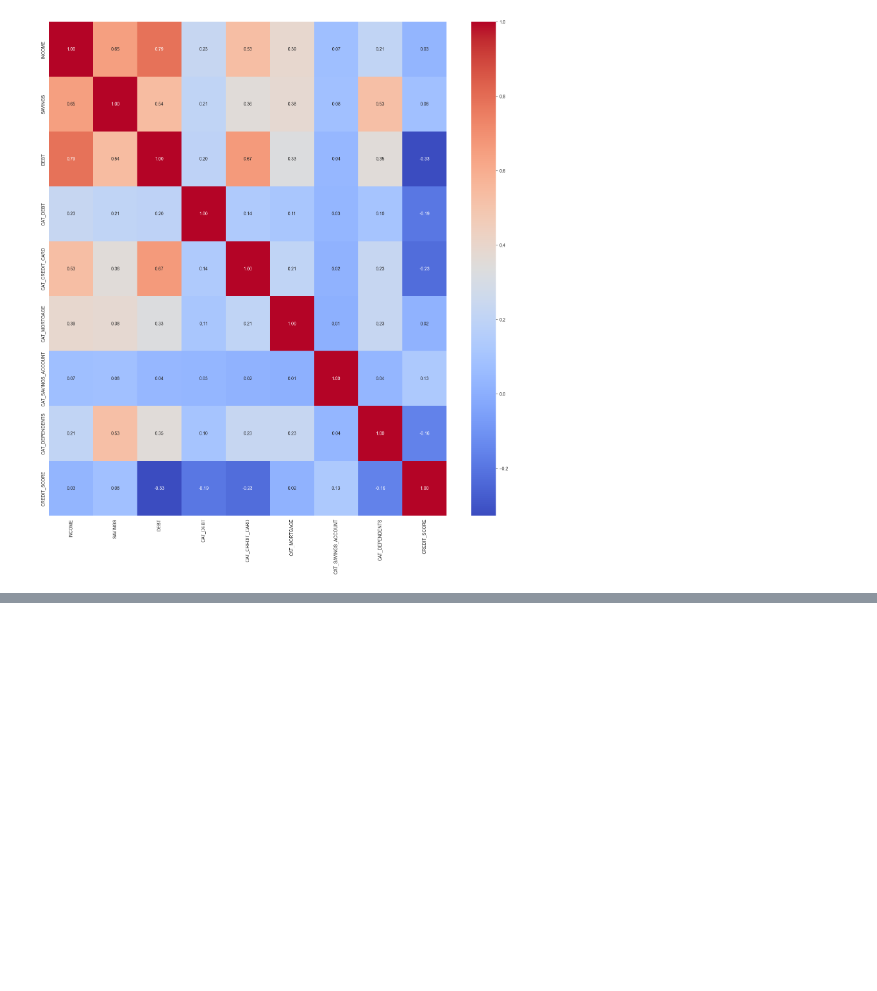
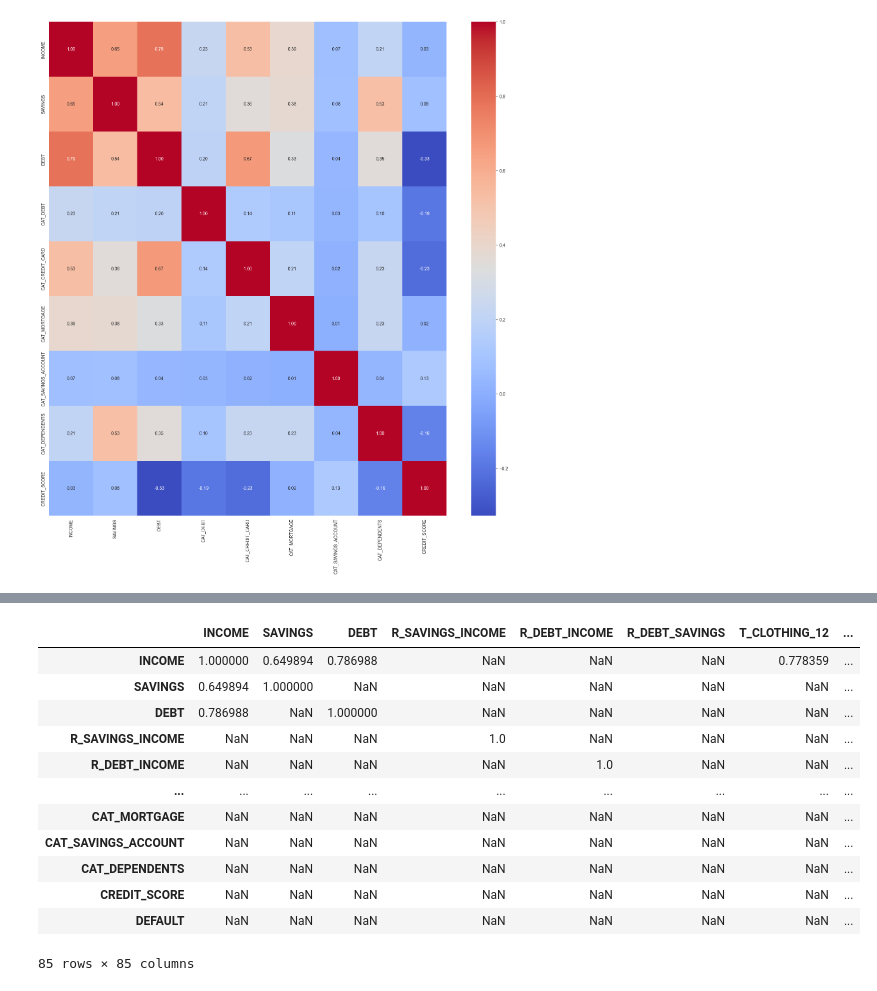
Before and after one commit to fantasy2fry/credit-score-classification-ml, a Jupyter notebook: EDA/Norbert/norbert.ipynb, the cells around one changed output, grey strips where cells are left out. Cells and saved outputs as stored; diff of their text form; code cells hidden in the pictures; blank space fills up the shorter version.

```diff
--- a/EDA/Norbert/norbert.ipynb
+++ b/EDA/Norbert/norbert.ipynb
@@ -310,0 +329,20 @@ You can set `force_col_wise=true` to remove the overhead.
+# %%
+#take only where correlation is higher than 0.6
+high_correlation_matrix=correlation_matrix[correlation_matrix > 0.6]
+#remove rows and columns with all NaN
+high_correlation_matrix=high_correlation_matrix.dropna(axis=0, how='all').dropna(axis=1, how='all')
+high_correlation_matrix
+# %% [output]
+|  | INCOME | SAVINGS | DEBT | R_SAVINGS_INCOME | R_DEBT_INCOME | R_DEBT_SAVINGS | T_CLOTHING_12 | ... |
+| INCOME | 1.000000 | 0.649894 | 0.786988 | NaN | NaN | NaN | 0.778359 | ... |
+| SAVINGS | 0.649894 | 1.000000 | NaN | NaN | NaN | NaN | NaN | ... |
+| DEBT | 0.786988 | NaN | 1.000000 | NaN | NaN | NaN | NaN | ... |
+| R_SAVINGS_INCOME | NaN | NaN | NaN | 1.0 | NaN | NaN | NaN | ... |
+| R_DEBT_INCOME | NaN | NaN | NaN | NaN | 1.0 | NaN | NaN | ... |
+| ... | ... | ... | ... | ... | ... | ... | ... | ... |
+| CAT_MORTGAGE | NaN | NaN | NaN | NaN | NaN | NaN | NaN | ... |
+| CAT_SAVINGS_ACCOUNT | NaN | NaN | NaN | NaN | NaN | NaN | NaN | ... |
+| CAT_DEPENDENTS | NaN | NaN | NaN | NaN | NaN | NaN | NaN | ... |
+| CREDIT_SCORE | NaN | NaN | NaN | NaN | NaN | NaN | NaN | ... |
+| DEFAULT | NaN | NaN | NaN | NaN | NaN | NaN | NaN | ... |
+85 rows × 85 columns
```
Also changed, not shown: parts of 9 cells of this notebook, 1 other file.
